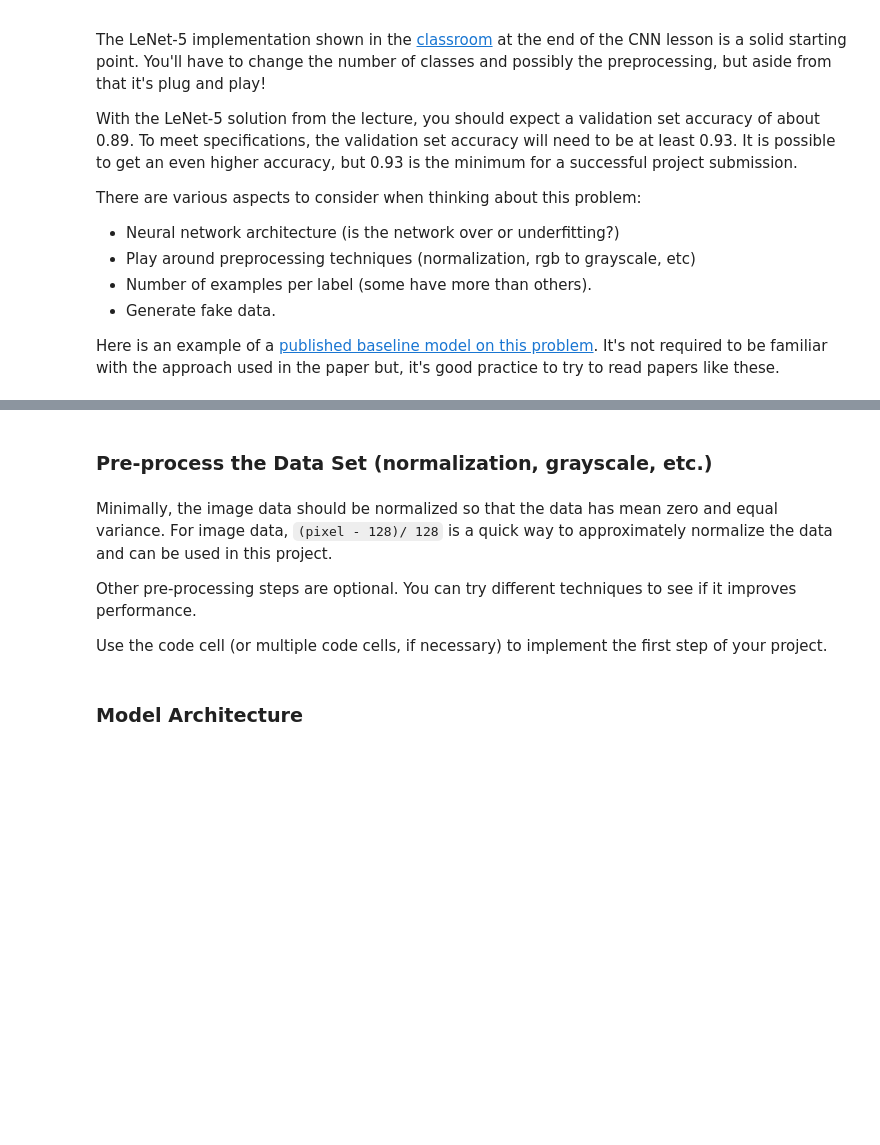
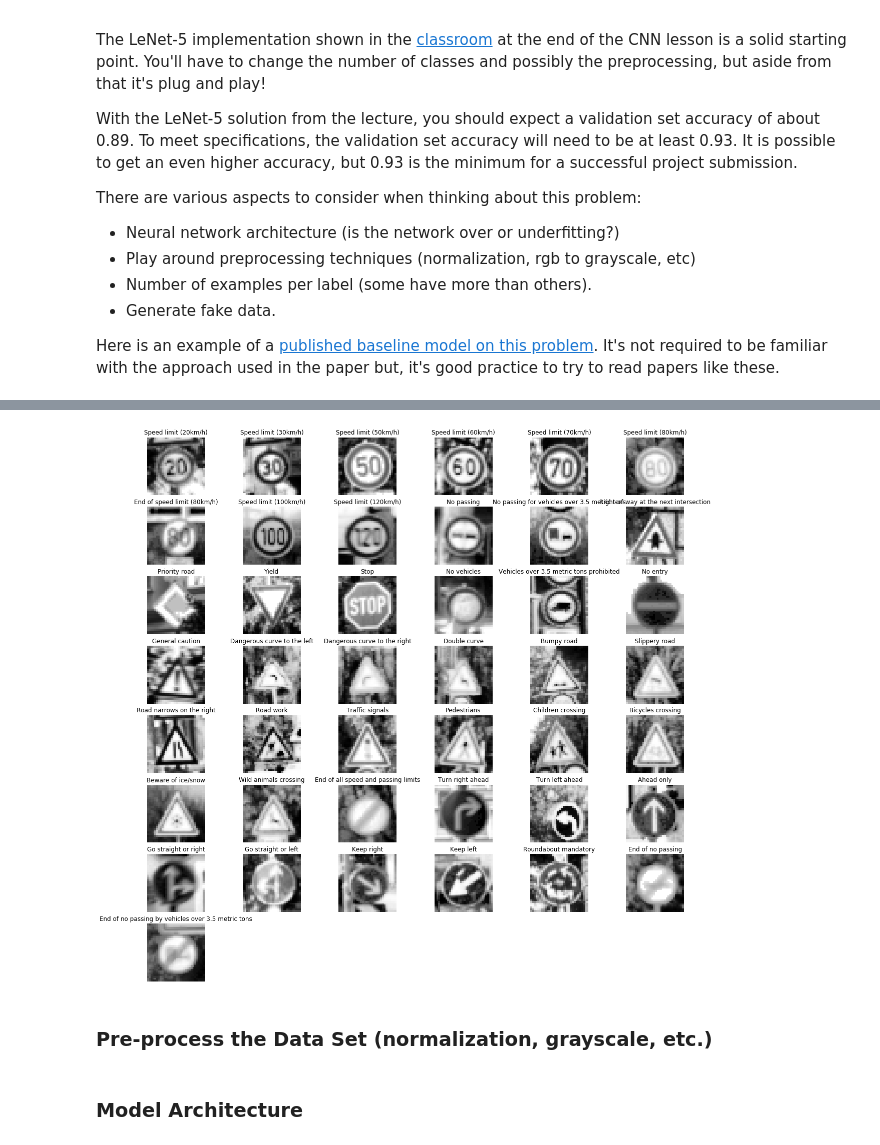
Before and after one commit to sauravkdeo/CarND-Traffic-Sign-Classifier-Project, a Jupyter notebook: Traffic_Sign_Classifier.ipynb, the cells around one changed output, grey strips where cells are left out. Saved outputs shown, nothing was run; the diff lists cells and outputs as text; code cells hidden in the pictures; blank space fills up the shorter version.

```diff
--- a/Traffic_Sign_Classifier.ipynb
+++ b/Traffic_Sign_Classifier.ipynb
@@ -105,19 +105,3 @@ with open('signnames.csv') as csvfile:
             classname.append(row[1])
         if count == 0 :
             count+=1
-# %%
-### Data exploration visualization code goes here.
-### Feel free to use as many code cells as needed.
-### Shuffle the images
-import random
-import matplotlib.pyplot as plt
-from sklearn.utils import shuffle
-X_train, y_train = shuffle(X_train, y_train)
-# Visualizations will be shown in the notebook.
-%matplotlib inline
-
-rand = random.randint(0, len(X_train))
-img = X_train[47].squeeze()
-plt.figure(figsize = (1,1))
-plt.imshow(img,cmap ='gray')
-print(y_train[1])
@@ -169,0 +163,18 @@ Here is an example of a [published baseline model on this problem](http://yann.l
+# %%
+# convert image to grayscale and correcting the brightness
+
+import cv2
+
+def preprocess(X) :
+    Y =[]
+    for i in range(len(X)):
+        gray = cv2.cvtColor(X[i], cv2.COLOR_RGB2GRAY)
+        image = cv2.equalizeHist(gray)
+        image = np.reshape(image, (32, 32, 1))
+        Y.append(image)
+    Y =np.asarray(Y)
+    return Y
+
+X_train = preprocess(X_train)
+X_valid = preprocess(X_valid)
+X_test = preprocess(X_test)
@@ -170,8 +187,6 @@ Here is an example of a [published baseline model on this problem](http://yann.l
+# %%
+show_images(X_train, y_train, classname, 1)
+# %% [output]
+[figure, added]
 # %% [markdown]
 ### Pre-process the Data Set (normalization, grayscale, etc.)
-# %% [markdown]
-Minimally, the image data should be normalized so that the data has mean zero and equal variance. For image data, `(pixel - 128)/ 128` is a quick way to approximately normalize the data and can be used in this project.
-
-Other pre-processing steps are optional. You can try different techniques to see if it improves performance.
-
-Use the code cell (or multiple code cells, if necessary) to implement the first step of your project.
```
Also changed, not shown: parts of 27 cells of this notebook.
